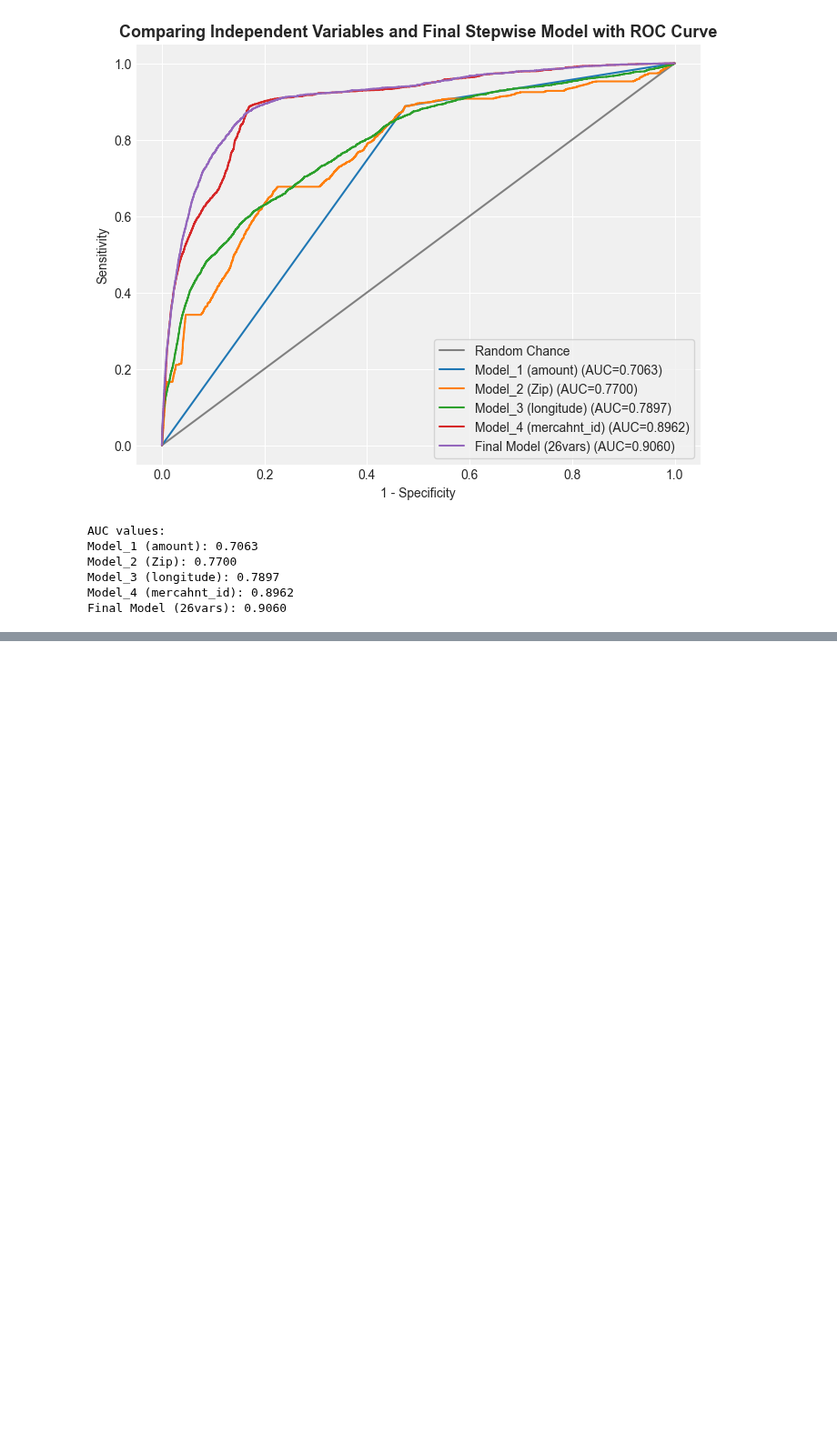
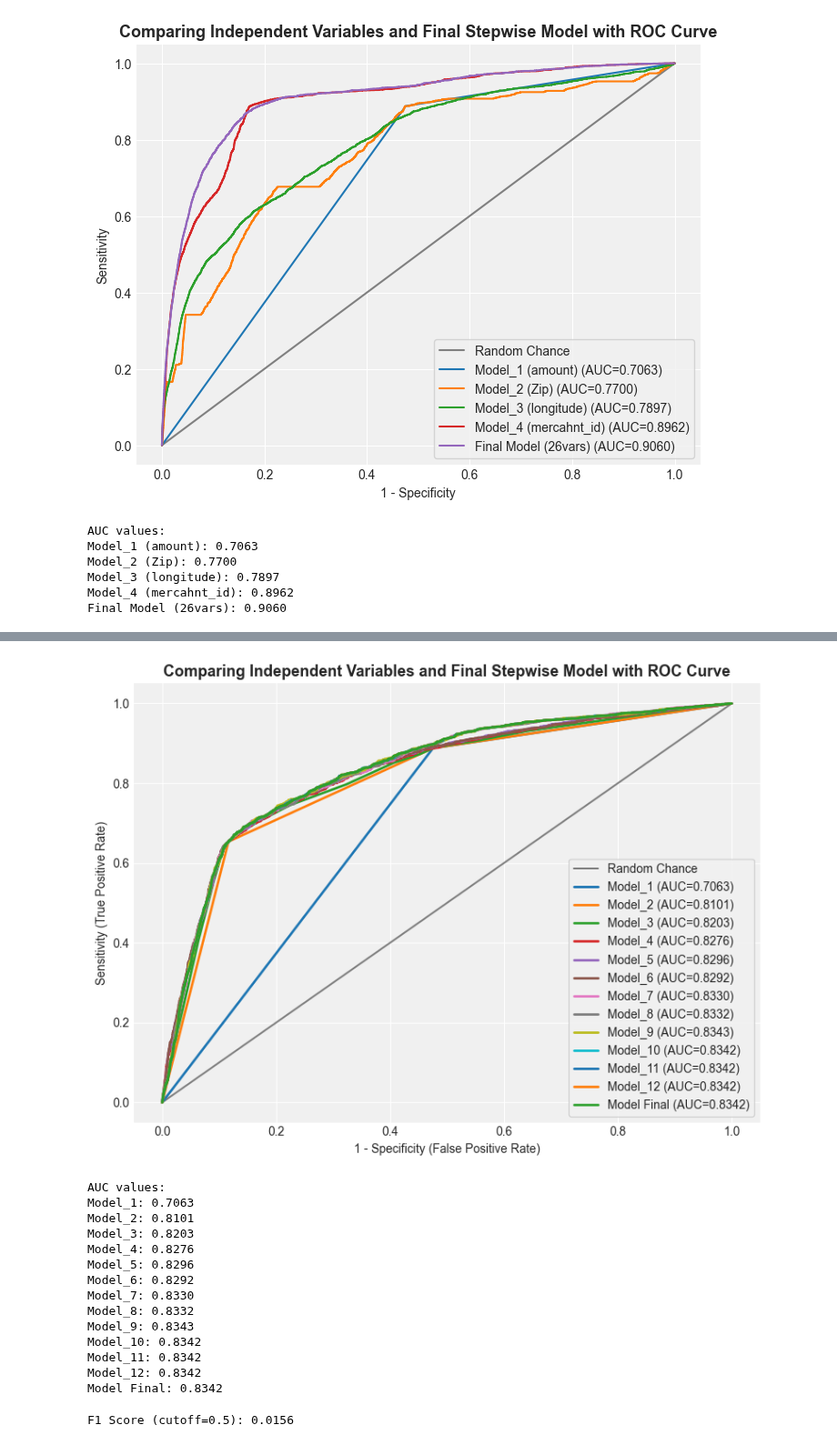
Before and after one commit to andyponn/2025_Fraud-Detection-project, a Jupyter notebook: Project(log-original).ipynb, the cells around one changed output, grey strips where cells are left out. Shown at 91% size. Saved outputs shown, nothing was run; the diff lists cells and outputs as text; code cells hidden in the pictures; blank space fills up the shorter version.

```diff
--- a/Project(log-original).ipynb
+++ b/Project(log-original).ipynb
@@ -1970,0 +2115,2 @@ Final Model (26vars): 0.9060
+# %%
+included=['use_chip_Swipe Transaction', 'use_chip_Chip Transaction', 'num_credit_cards', 'credit_limit', 'errors_missing_flag', 'per_capita_income', 'has_chip_YES', 'client_id_x', 'card_type_Debit', 'card_id', 'longitude', 'latitude']
@@ -1970,0 +2557,55 @@ Final Model (26vars): 0.9060
+# %%
+# 移除重複模型（例如 Model_23）
+#duplicate_index = model_names.index("Model_23")
+#del models[duplicate_index]
+#del scalers[duplicate_index]
+#del included_var_sets[duplicate_index]
+#del model_names[duplicate_index]
+
+# 🔹 繪製多模型 ROC 比較圖
+plot_multiple_roc_sklearn(
+    models=models,
+    scalers=scalers,
+    model_names=model_names,
+    test_df=test_df,
+    included_var_sets=included_var_sets,
+    target_col="is_fraud"
+)
+# %% [output]
+[figure, added]
+AUC values:
+Model_1: 0.7063
+Model_2: 0.8101
+Model_3: 0.8203
+Model_4: 0.8276
+Model_5: 0.8296
+Model_6: 0.8292
+Model_7: 0.8330
+Model_8: 0.8332
+Model_9: 0.8343
+Model_10: 0.8342
+Model_11: 0.8342
+Model_12: 0.8342
+Model Final: 0.8342
+# %%
+from sklearn.metrics import f1_score
+
+# 1️⃣ 取出測試資料中模型用到的欄位
+X_test = test_df[included].astype(float)
+
+# 2️⃣ 使用訓練時的 scaler 標準化
+X_test_scaled = scaler.transform(X_test)
+
+# 3️⃣ 取出真實標籤
+y_test = test_df["is_fraud"].astype(int)
+
+# 4️⃣ 模型預測機率與自訂 cutoff
+y_prob = model.predict_proba(X_test_scaled)[:, 1]
+y_pred_custom = (y_prob >= 0.5).astype(int)
+
+# 5️⃣ 計算 F1-score
+f1 = f1_score(y_test, y_pred_custom)
+
+print("F1 Score (cutoff=0.5):", round(f1, 4))
+# %% [output]
+F1 Score (cutoff=0.5): 0.0156
```
Also changed, not shown: parts of 55 cells of this notebook.
